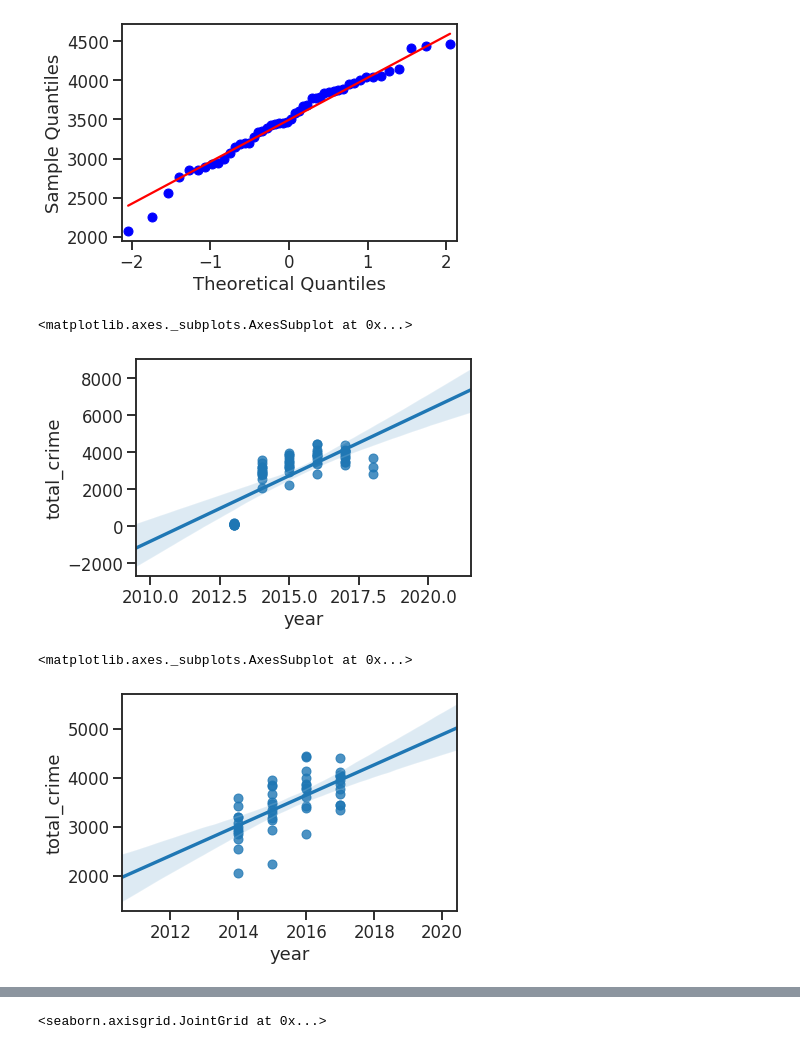
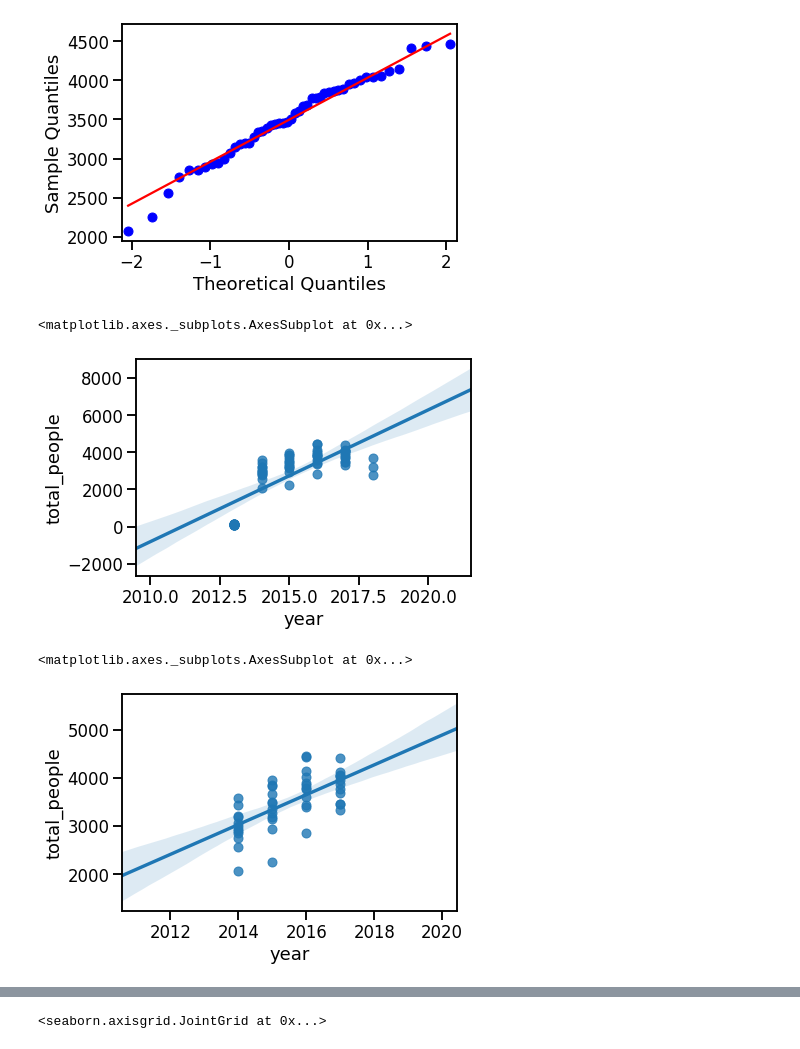
Before and after one commit to GFrosi/Gun_viol_project, a Jupyter notebook: Gun_Viol_Final.ipynb, the cells around one changed output, grey strips where cells are left out. Drawn from its saved outputs; the diff is of its cells as text; code cells hidden in the pictures.

```diff
--- a/Gun_Viol_Final.ipynb
+++ b/Gun_Viol_Final.ipynb
@@ -125,9 +128,14 @@ y_m_d = df_gun['date'].str.split('-', expand=True)
 #y_m_d
 # %%
 #add year and month in dataframe
-df_gun['year'] = y_m_d[0]
-df_gun['month'] = y_m_d[1]
-df_gun.columns
+# df_gun['year'] = y_m_d[0]
+# df_gun['month'] = y_m_d[1]
+# df_gun.columns
+
+df_gun_final['year'] = pd.DatetimeIndex(df_gun['date']).year
+df_gun_final['month'] = pd.DatetimeIndex(df_gun['date']).month
+#df_gun_final['day'] = pd.DatetimeIndex(df_gun['date']).day
+df_gun_final.head()
 # %% [output]
 A value is trying to be set on a copy of a slice from a DataFrame.
 Try using .loc[row_indexer,col_indexer] = value instead
@@ -182,6 +347,9 @@ groupby_year_sorted
 # %%
 #Fit distribution all crimes during 2013-2018
 
-plt.title('Distribution all Gun Crime in USA (2013 - 2018)')
-sns.distplot(groupby_year['total_crime'])
+plt.title('Distribution all Killed and Injured in USA (2013 - 2018)')
+sns.set_context('talk')
+sns.distplot(groupby_year['total_people'])
+
+plt.show()
 # %% [output]
@@ -199,7 +366,7 @@ plt.show()
 # ANALYSIS YEAR & MONTHS
 # %%
 #sum of all crimes per year and month
-group_year_month = df_gun.groupby(['year', 'month'])['total_crime'].sum().reset_index()
+group_year_month = df_gun.groupby(['year', 'month'])['total_people'].sum().reset_index()
 group_year_month
 
 # group_year_month_sorted = group_year_month.sort_values(['total_crime'], ascending = False)
@@ -313,6 +482,9 @@ plt.show()
 # %%
 #HISTOGRAM FILTERED DATA
-group_y_m_filter['total_crime'].plot(kind='hist', color='green', figsize=[12,6], legend=True)
-plt.title('Histogram Killed and Injured Filter')
+#group_y_m_filter['total_crime'].plot(kind='hist', color='green', figsize=[12,6], legend=True)
+plt.title('Histogram Killed and Injured People in USA (2014-2017)')
+sns.set_context('talk')
+sns.distplot(group_y_m_filter['total_people'])
+
 plt.show()
 # %% [output]
@@ -332,23 +504,23 @@ sm.qqplot(group_y_m_filter['total_crime'], line='s')
 # %%
 #All Killed and Injured data linear - regression
 
 #Check the types
 group_year_month.dtypes
 #Change the type of year from object to numeric
 group_year_month['year'] = group_year_month['year'].astype(int)
 group_year_month.dtypes
 #Ploting linear regression without 2018 data
-sns.regplot(x="year", y="total_crime", data=group_year_month)
+sns.regplot(x="year", y="total_people", data=group_year_month)
 # %% [output]
 <matplotlib.axes._subplots.AxesSubplot at 0x...>
-[figure, old version]
+[figure, new version]
 # %%
 #Filtered 2013 and 2018 Killed and Injured data - linear regression
 group_y_m_filter['year'] = group_y_m_filter['year'].astype(int)
-sns.regplot(x="year", y="total_crime", data=group_y_m_filter)
+sns.regplot(x="year", y="total_people", data=group_y_m_filter)
 # %% [output]
 <matplotlib.axes._subplots.AxesSubplot at 0x...>
-[figure, old version]
+[figure, new version]
 # %%
 #Fitting model filtered data
 X = group_y_m_filter['year']
```
Also changed, not shown: parts of 51 cells of this notebook.
